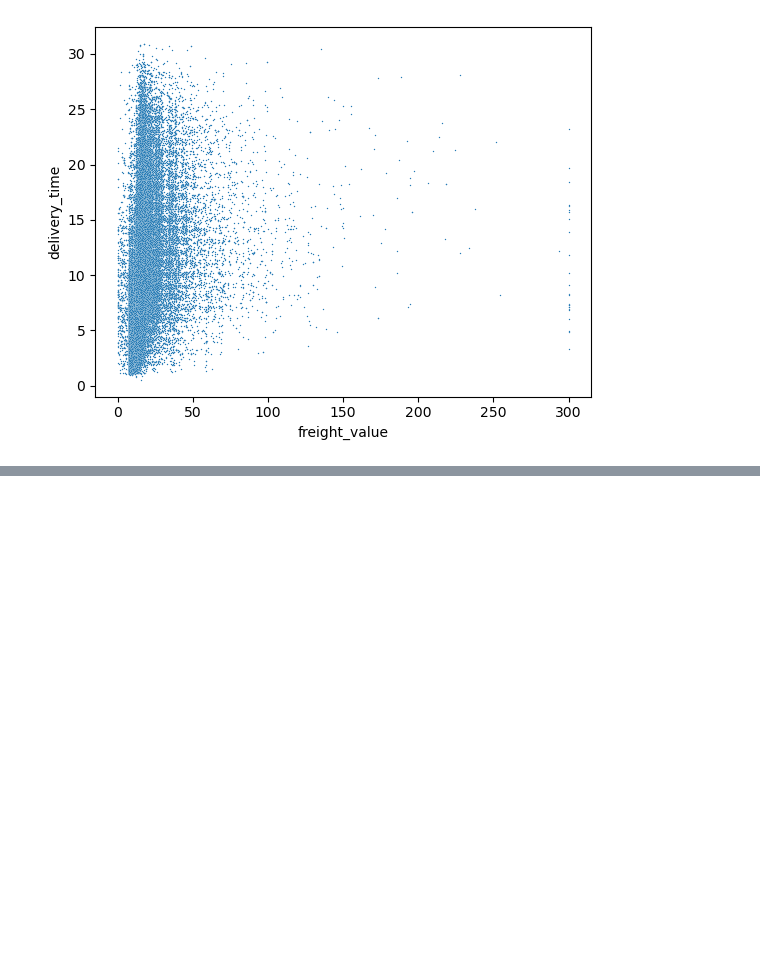
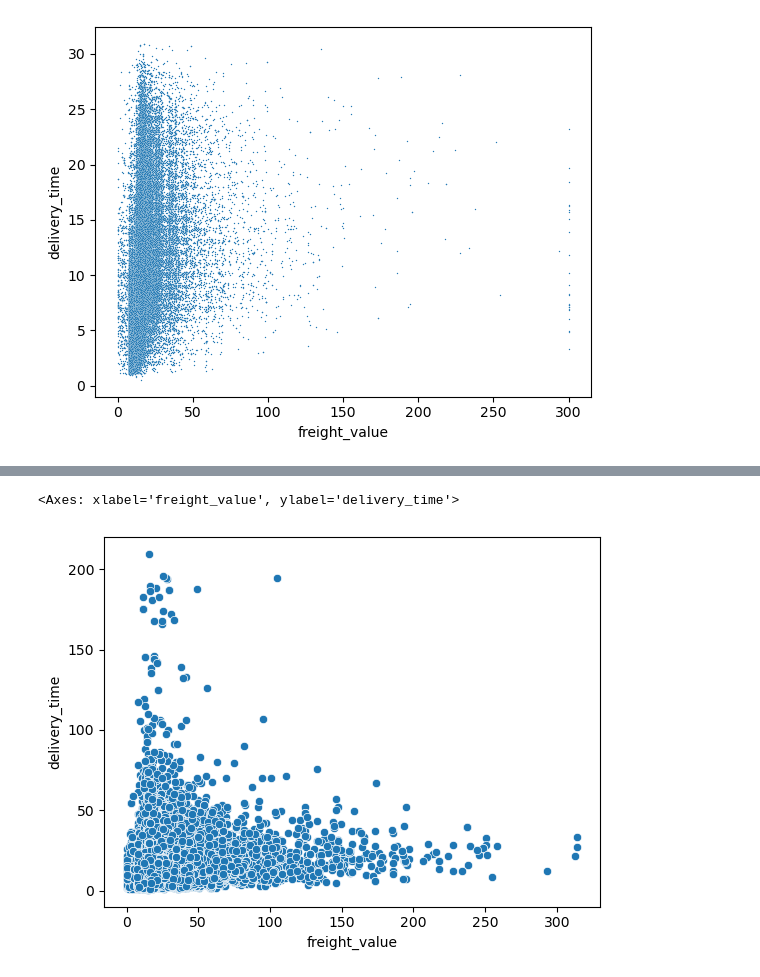
Before and after one commit to mateusono1/De-Company, a Jupyter notebook: analise_dados.ipynb, the cells around one changed output, grey strips where cells are left out. Drawn from its saved outputs; the diff is of its cells as text; code cells hidden in the pictures; blank space fills up the shorter version.

```diff
--- a/analise_dados.ipynb
+++ b/analise_dados.ipynb
@@ -453,0 +456,12 @@ sns.scatterplot(data=df,x="freight_value",y="delivery_time",s=1)
+# %%
+df=pd.read_csv("Data/DE&CO_14_06.csv")
+kaggle=pd.read_csv("Data/Kaggle_enriquecido.csv")
+# %%
+df.drop_duplicates(inplace=True)
+df.dropna(subset=["order_id"],inplace=True)
+df.drop(columns=["order_status","product_category_name","product_name_lenght","product_description_lenght","product_photos_qty",
+                 "product_weight_g","product_length_cm","product_height_cm","product_width_cm",'order_id.1',"payment_sequential","payment_type",
+                 "payment_installments","customer_id.1","order_id.2","order_item_id","product_id.1","seller_id.1"], inplace=True)
+
+kaggle.drop(columns=['product_category_name','product_weight_g','product_length_cm','product_height_cm','product_width_cm',
+                     "seller_state","shipping_limit_date"], inplace=True)
@@ -453,0 +504,8 @@ sns.scatterplot(data=df,x="freight_value",y="delivery_time",s=1)
+# %%
+x=df[df["freight_value"]<330]
+y=kaggle[kaggle["freight_value"]<330]
+# %%
+sns.scatterplot(data=x,x="freight_value",y="delivery_time")
+# %% [output]
+<Axes: xlabel='freight_value', ylabel='delivery_time'>
+[figure, added]
```
Also changed, not shown: parts of 12 cells of this notebook, 5 other files.
